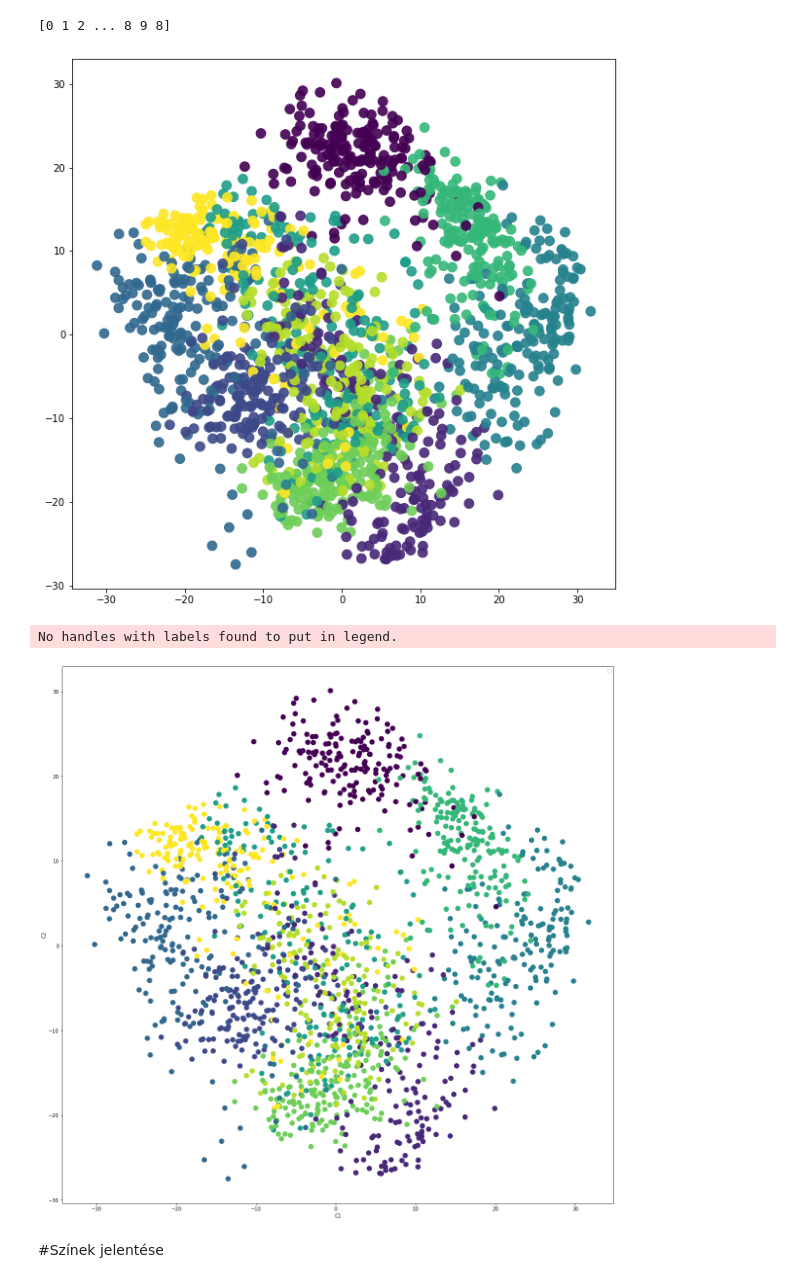
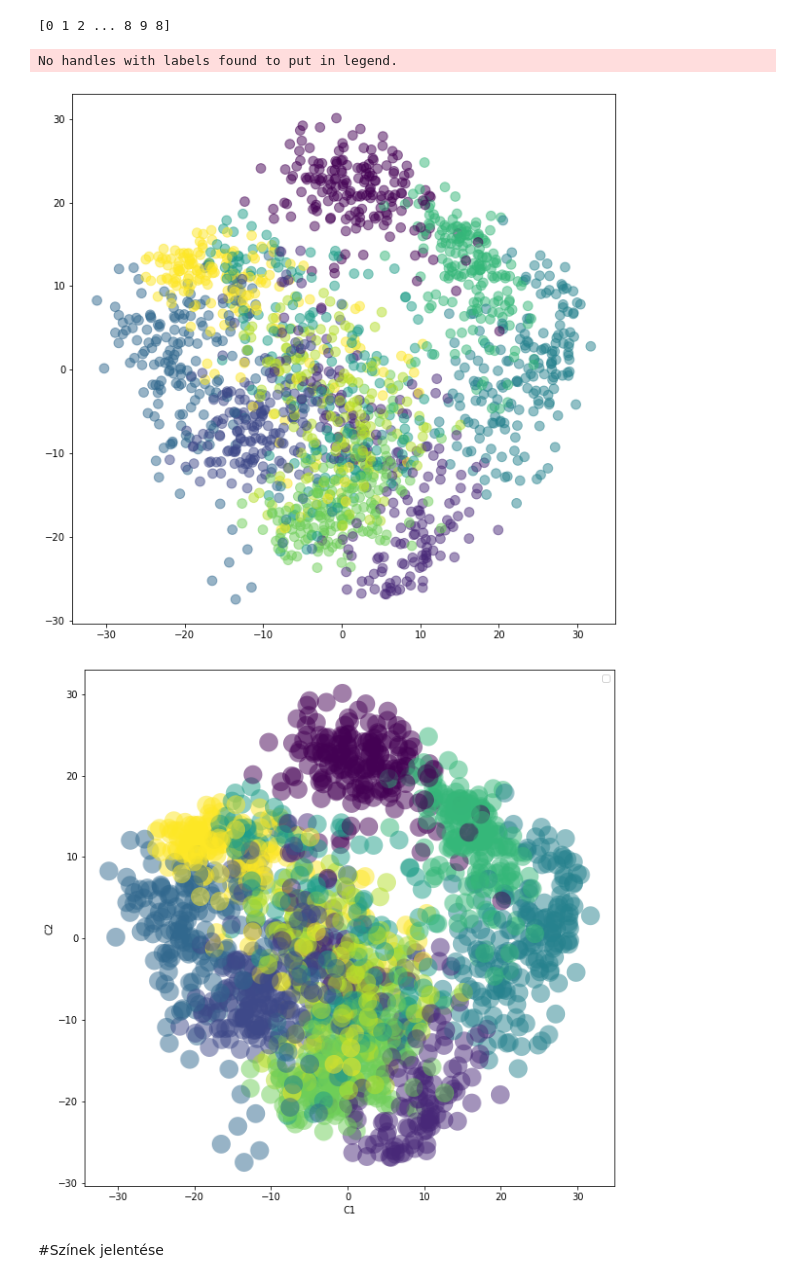
Before and after one commit to sipocz/Colab, a Jupyter notebook: Lineáris_transzformációk_handout.ipynb, the cells around one changed output. Cells and saved outputs as stored; diff of their text form; code cells hidden in the pictures.

```diff
--- a/Lineáris_transzformációk_handout.ipynb
+++ b/Lineáris_transzformációk_handout.ipynb
@@ -506,15 +505,15 @@ sklearn.utils.Bunch
 # edgecolor='none',
 # alpha=0.5,
 # cmap=plt.cm.get_cmap('nipy_spectral', 10)
-df=pd.DataFrame(data= np.c_[digits['data'], digits['target']])
-print(df)
+df2=pd.DataFrame(data= np.c_[digits['data'], digits['target']])
+print(df2)
 ...
 ...
-d=describe(df)
+d=describe(df2)
 print("mean")
 print(d.mean)
 print(d)
-print_stats(df)
+print_stats(df2)
 # %% [output]
        0    1     2     3     4     5   ...    59    60    61   62   63   64
 0     0.0  0.0   5.0  13.0   9.0   1.0  ...  13.0  10.0   0.0  0.0  0.0  0.0
@@ -534,7 +533,7 @@ print_stats(df)
   2.86788557e-01 -1.44175258e+00  3.77055046e+00  3.88612195e+01
  -1.21472961e+00]
 # %%
-df_feature=df[df.columns[0:64]]
+df_feature=df2[df2.columns[0:64]]
 df_feature.head
 m=mean(df_feature)
 print(m)
@@ -613,40 +612,41 @@ print(y)
 from matplotlib import pyplot as plt
 # Kezdjünk új ábrát a plt.figure segítségével!
 plt.figure(figsize=(10,10))
 # Készítsünk egy scatter plotot az a df_pca2 első és második dimenziójából,
 # ahol az adatok színét (c) az y adja meg.
 #print(out["C1"])
-plt.scatter(out["C1"],out["C2"],s=95,c=y,alpha=0.9)
+plt.scatter(out["C1"],out["C2"],s=95,c=y,alpha=0.5)
 # A horizontális címke legyen 'PCA 1' (plt.xlabel).
 
 # A vertikális címke legyen 'PCA 2' (plt.ylabel).
 ...
 # Az ábra címe legyen 'Az Írisz dataset PCA projekciója'.
 ...
 # Jelenítsük meg az ábrát a plt.show segítségével!
 
 
-plt.show()
+#plt.show()
 
 
 
-fig=plt.figure(figsize=(20,20))
+fig=plt.figure(figsize=(10,10))
 ax = fig.add_subplot(111)
 
 
 
-ax.scatter(out["C1"],out["C2"],s=95 , c=y, marker='o')
+ax.scatter(out["C1"],out["C2"],s=395 , c=y, marker='o', edgecolor='none', alpha=0.5)
 
 ax.set_xlabel('C1')
 ax.set_ylabel('C2')
 
 #ax.contourf(out["C1"],out["C2"],y)
 ax.legend()
+
 fig.show()
 # %% [output]
+No handles with labels found to put in legend.
-[figure, old version]
+[figure, new version]
-No handles with labels found to put in legend.
-[figure, old version]
+[figure, new version]
 # %% [markdown]
 #Színek jelentése
 # %%
```
Also changed, not shown: parts of 14 cells of this notebook.
